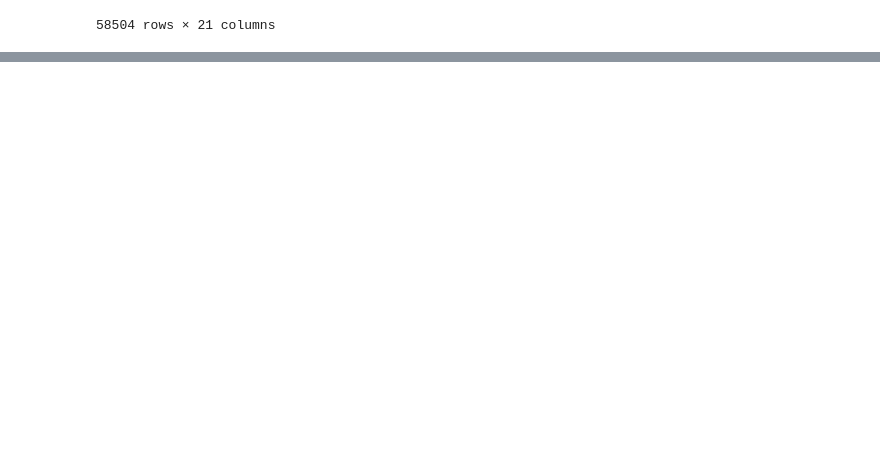
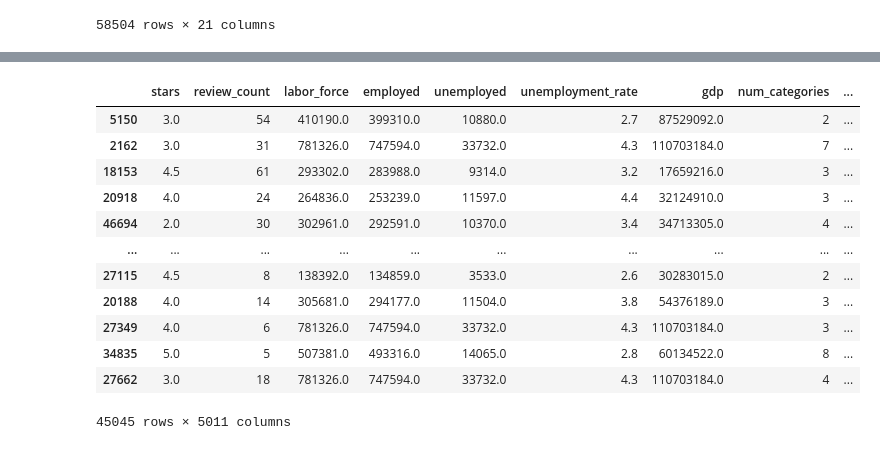
Before and after one commit to koacow/predicting-small-business-performance, a Jupyter notebook: code.ipynb, the cells around one changed output, grey strips where cells are left out. Cells and saved outputs as stored; diff of their text form; code cells hidden in the pictures; blank space fills up the shorter version.

```diff
--- a/code.ipynb
+++ b/code.ipynb
@@ -346,0 +385,10 @@ df
+# %%
+X_train, X_test, y_train, y_test = train_test_split(
+    df.drop(columns=['is_open', 'business_id']),
+    df['is_open'],
+    test_size=0.2,
+    random_state=42,
+    stratify=df['is_open']
+)
+
+X_train, y_train
@@ -346,0 +413,34 @@ df
+# %%
+from sklearn.feature_extraction.text import TfidfVectorizer
+
+tfidf = TfidfVectorizer(
+    ngram_range=(1, 2),
+    max_features=5000,
+    min_df=5,
+    max_df=0.8,
+    strip_accents='unicode',
+    lowercase=True,
+    token_pattern=r'\b[a-zA-Z]{2,}\b'
+)
+tfidf.fit(df['tips'])
+
+X_train_tfidf = pd.DataFrame(tfidf.transform(X_train['tips']).toarray(), index=X_train.index, columns=tfidf.get_feature_names_out())
+X_test_tfidf = pd.DataFrame(tfidf.transform(X_test['tips']).toarray(), index=X_test.index, columns=tfidf.get_feature_names_out())
+
+X_train = pd.concat([X_train.drop(columns=['tips']), X_train_tfidf], axis=1)
+X_test = pd.concat([X_test.drop(columns=['tips']), X_test_tfidf], axis=1)
+X_train
+# %% [output]
+|  | stars | review_count | labor_force | employed | unemployed | unemployment_rate | gdp | num_categories | ... |
+| 5150 | 3.0 | 54 | 410190.0 | 399310.0 | 10880.0 | 2.7 | 87529092.0 | 2 | ... |
+| 2162 | 3.0 | 31 | 781326.0 | 747594.0 | 33732.0 | 4.3 | 110703184.0 | 7 | ... |
+| 18153 | 4.5 | 61 | 293302.0 | 283988.0 | 9314.0 | 3.2 | 17659216.0 | 3 | ... |
+| 20918 | 4.0 | 24 | 264836.0 | 253239.0 | 11597.0 | 4.4 | 32124910.0 | 3 | ... |
+| 46694 | 2.0 | 30 | 302961.0 | 292591.0 | 10370.0 | 3.4 | 34713305.0 | 4 | ... |
+| ... | ... | ... | ... | ... | ... | ... | ... | ... | ... |
+| 27115 | 4.5 | 8 | 138392.0 | 134859.0 | 3533.0 | 2.6 | 30283015.0 | 2 | ... |
+| 20188 | 4.0 | 14 | 305681.0 | 294177.0 | 11504.0 | 3.8 | 54376189.0 | 3 | ... |
+| 27349 | 4.0 | 6 | 781326.0 | 747594.0 | 33732.0 | 4.3 | 110703184.0 | 3 | ... |
+| 34835 | 5.0 | 5 | 507381.0 | 493316.0 | 14065.0 | 2.8 | 60134522.0 | 8 | ... |
+| 27662 | 3.0 | 18 | 781326.0 | 747594.0 | 33732.0 | 4.3 | 110703184.0 | 4 | ... |
+45045 rows × 5011 columns
```
Also changed, not shown: parts of 9 cells of this notebook.
